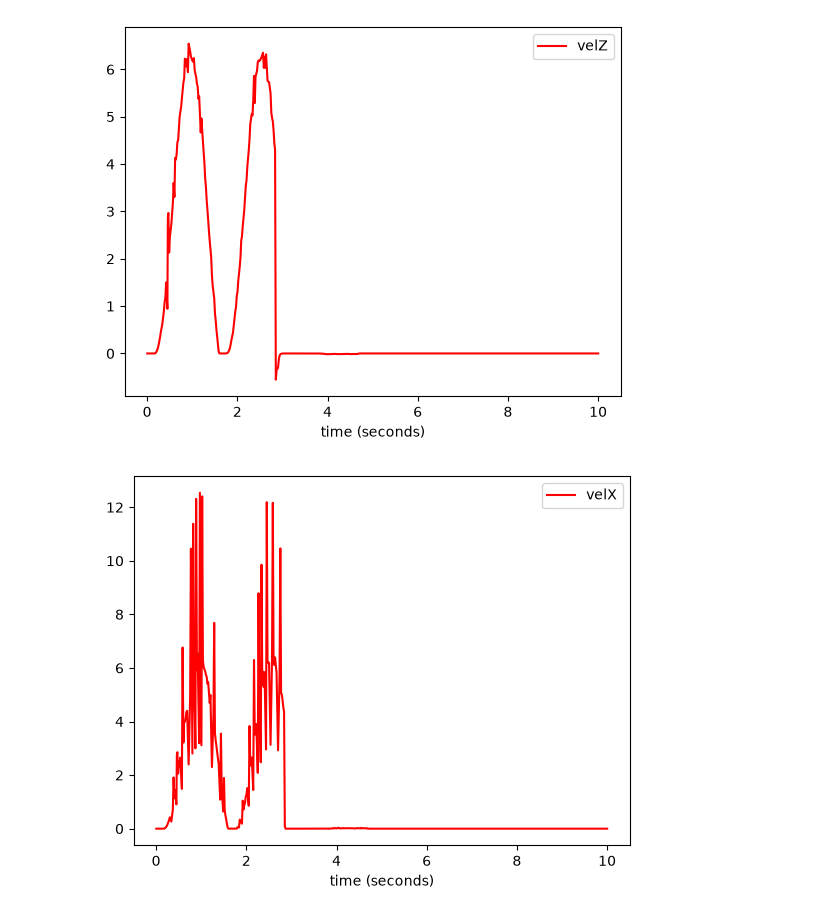
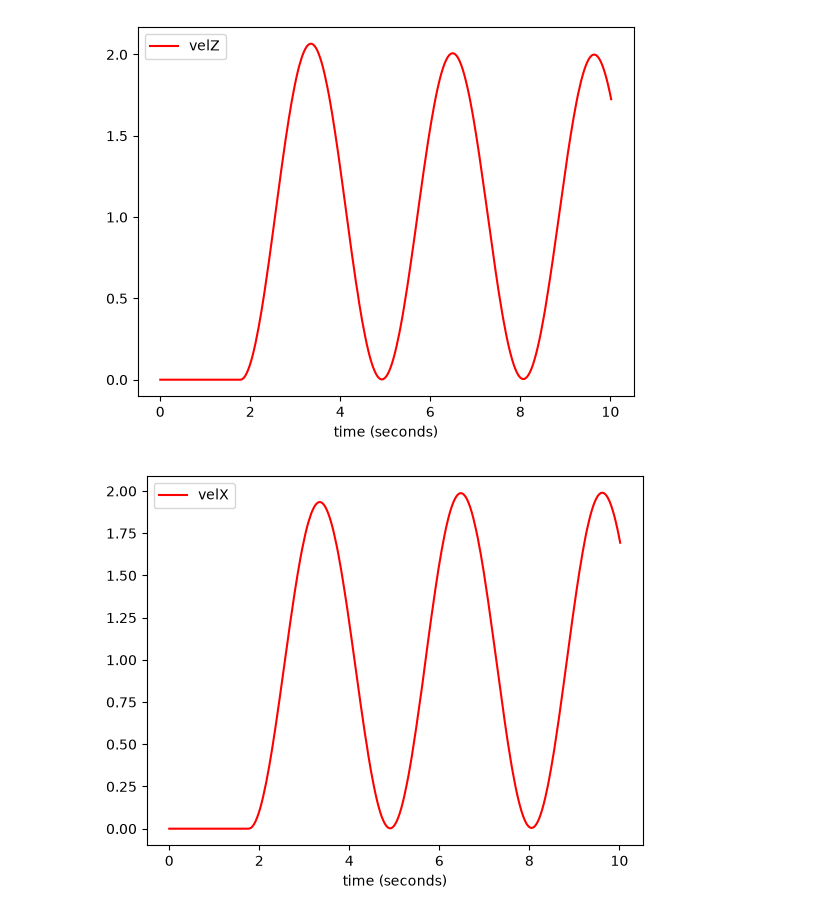
Before and after one commit to Davide-Leotta/MecaN, a Jupyter notebook: python/control.ipynb, the cells around one changed output. Cells and saved outputs as stored; diff of their text form; code cells hidden in the pictures.

```diff
--- a/python/control.ipynb
+++ b/python/control.ipynb
@@ -35,7 +35,7 @@ class PI:
         return out_i
 
 def inv_kin(v,r,l):
-    return  (1/r) * np.dot([[-1,1,- 2 * l],[1,1,- 2 * l],[1,-1,- 2 * l],[-1,-1,- 2 * l]],v)
+    return  (1/r) * np.dot([[-1,1,- 1 * l],[1,1,- 1 * l],[1,-1,- 1 * l],[-1,-1,- 1 * l]],v)
 
 class MecanumController:
     def __init__(self, k, ki, sat, R, L):
@@ -79,52 +79,46 @@ dp_vx.add_y("velX","velX")
 dds = DDS()
 dds.start()
 
-dds.subscribe(["posX", "posZ"])
+dds.subscribe(["posX", "posZ","velZ","velX"])
 
-m = MecanumController(1,1,10,1,1)
+m = MecanumController(1,0.1,10,1,1)
 
 
 #value = m.evaluate(1,[-3,3,-0.05])
-oldX = 0
-oldZ = 0
-m.set_target([3,3,0])
+m.set_target([1,1,0])
 t = Time()
 t.start()
 
 while t.get() < 10:
-    posX = dds.wait("posX")
-    posZ = dds.wait("posZ")
     delta_t = t.elapsed()
-    velZ = (posZ - oldZ) / delta_t
-    velX = (posX - oldX) / delta_t
-    oldZ = posZ
-    oldX = posX
+    velZ = dds.wait("velZ")
+    velX = dds.wait("velX")
     w = m.evaluate(delta_t,[velZ,velX,0])
     dds.publish("w1",w[0],dds.DDS_TYPE_FLOAT)
     dds.publish("w2",w[1],dds.DDS_TYPE_FLOAT)
     dds.publish("w3",w[2],dds.DDS_TYPE_FLOAT)
     dds.publish("w4",w[3],dds.DDS_TYPE_FLOAT)
 
     dp_vz.append_x(t.get())
     dp_vz.append_y("velZ",velZ)
 
     dp_vx.append_x(t.get())
     dp_vx.append_y("velX",velX)
 
     dpx.append_x(t.get())
     dpx.append_y("posX", posX)
 
     dpz.append_x(t.get())
     dpz.append_y("posZ", posZ)
 
 
 #dpx.plot()
 #dpz.plot()
 dp_vz.plot()
 dp_vx.plot()
 
 
 dds.stop()
 # %% [output]
-[figure, old version]
+[figure, new version]
-[figure, old version]
+[figure, new version]
```
